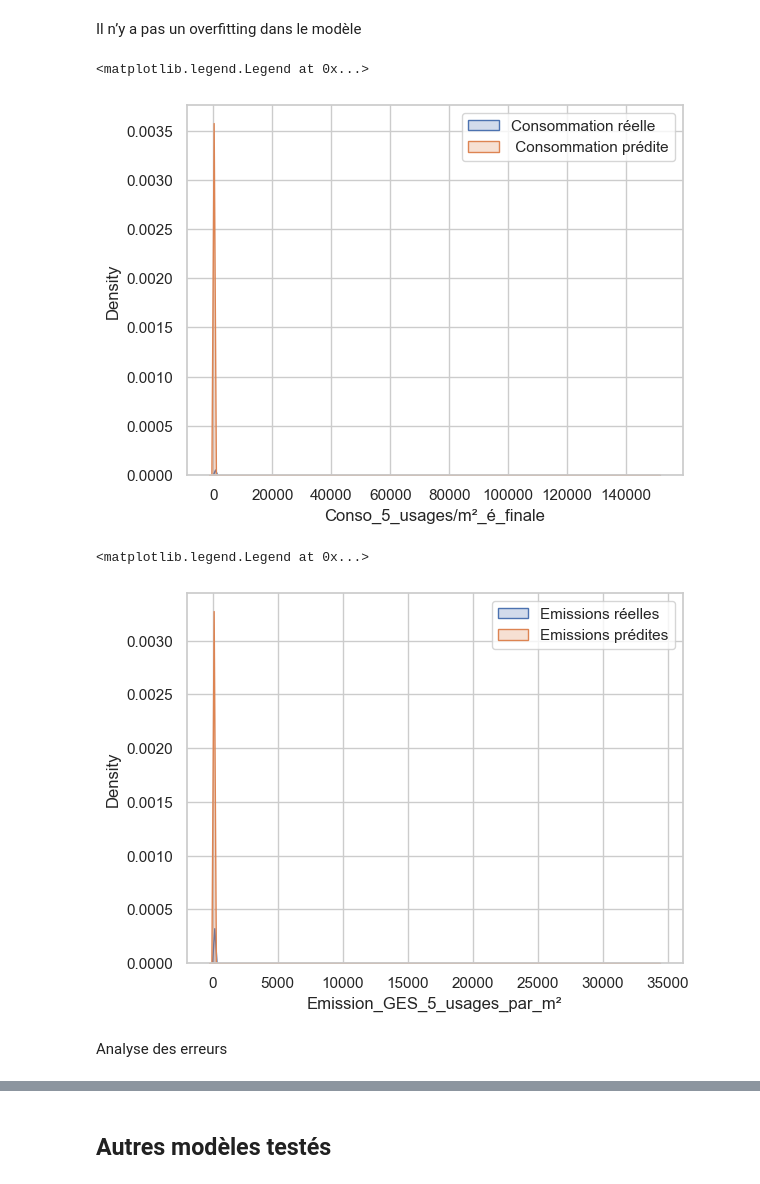
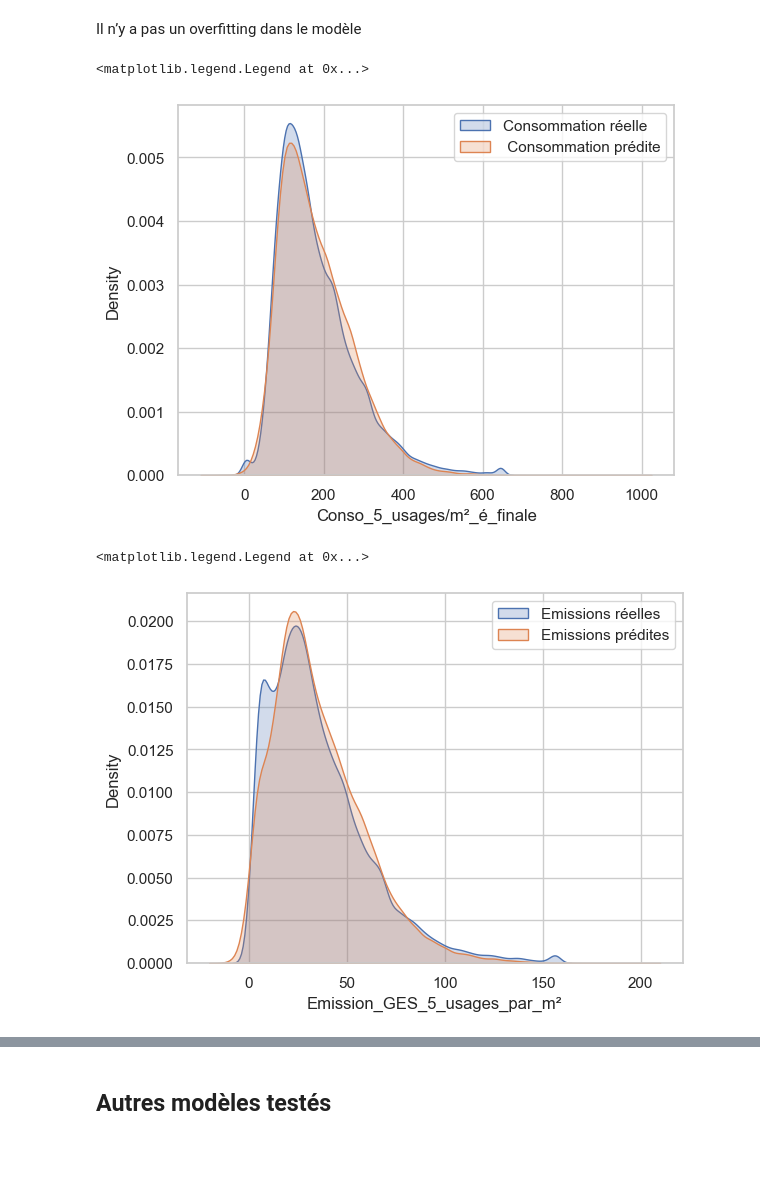
Before and after one commit to LACHQER-Wiam/Projet-Python, a Jupyter notebook: data.ipynb, the cells around one changed output, grey strips where cells are left out. Saved outputs shown, nothing was run; the diff lists cells and outputs as text; code cells hidden in the pictures; blank space fills up the shorter version.

```diff
--- a/data.ipynb
+++ b/data.ipynb
@@ -658,7 +663,7 @@ L’erreur moyenne absolue pour les données du test: 82.55420014247923
 # %%
 predictions = lm.predict(X_s)
-df_finale['conso_predite_s'] = [predictions[i][0] for i in  range(0,73389)]
-df_finale['emission_predite_s'] = [predictions[i][1] for i in  range(0,73389)]
+df['conso_predite_s'] = [predictions[i][0] for i in  range(0,74131)]
+df['emission_predite_s'] = [predictions[i][1] for i in  range(0,74131)]
 # %%
-df_finale["etiquette_predite"] = df_finale.apply(remplissage,axis=1)
+df["etiquette_predite"] = df.apply(remplissage,axis=1)
 # %%
@@ -676,6 +681,6 @@ Le taux de prédictions correctes: 0.26
 # %%
 
-poly_model = make_pipeline(StandardScaler(),PolynomialFeatures(degree=2), linear_model.LinearRegression())
+poly_model = make_pipeline(PolynomialFeatures(degree=2), linear_model.LinearRegression())
 # %%
 poly_model.fit(X_train_s,y_train_s)
 # %% [output]
@@ -702,22 +706,20 @@ L’erreur moyenne absolue pour les données du test: 18.499281878795596
 Il n’y a pas un overfitting dans le modèle
 # %%
 predictions = poly_model.predict(X_s)
-df_finale['conso_predite_s'] = [predictions[i][0] for i in  range(0,73389)]
-df_finale['emission_predite_s'] = [predictions[i][1] for i in  range(0,73389)]
+df['conso_predite_s'] = [predictions[i][0] for i in  range(0,74131)]
+df['emission_predite_s'] = [predictions[i][1] for i in  range(0,74131)]
 # %%
-sns.kdeplot(data=df_finale, x='Conso_5_usages/m²_é_finale', fill='Conso_5_usages/m²_é_finale', label="Consommation réelle")
-sns.kdeplot(data=df_finale, x="conso_predite_s", fill="conso_predite_s", label=" Consommation prédite")
+sns.kdeplot(data=df, x='Conso_5_usages/m²_é_finale', fill='Conso_5_usages/m²_é_finale', label="Consommation réelle")
+sns.kdeplot(data=df, x="conso_predite_s", fill="conso_predite_s", label=" Consommation prédite")
 plt.legend()
 # %% [output]
 <matplotlib.legend.Legend at 0x...>
-[figure, old version]
+[figure, new version]
 # %%
-sns.kdeplot(data=df_finale, x='Emission_GES_5_usages_par_m²', fill='Emission_GES_5_usages_par_m²', label="Emissions réelles")
-sns.kdeplot(data=df_finale, x="emission_predite_s", fill="emission_predite_s", label="Emissions prédites")
+sns.kdeplot(data=df, x='Emission_GES_5_usages_par_m²', fill='Emission_GES_5_usages_par_m²', label="Emissions réelles")
+sns.kdeplot(data=df, x="emission_predite_s", fill="emission_predite_s", label="Emissions prédites")
 plt.legend()
 # %% [output]
 <matplotlib.legend.Legend at 0x...>
-[figure, old version]
+[figure, new version]
-# %% [markdown]
-Analyse des erreurs
 # %%
```
Also changed, not shown: parts of 29 cells of this notebook, 1 other file.
